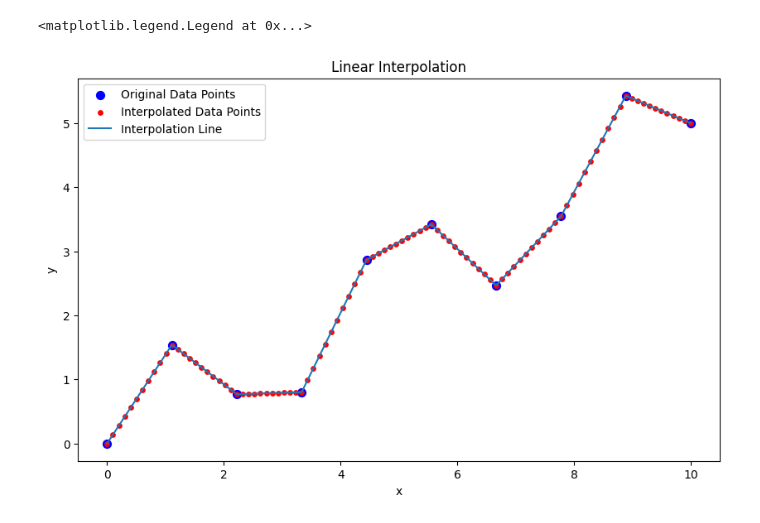
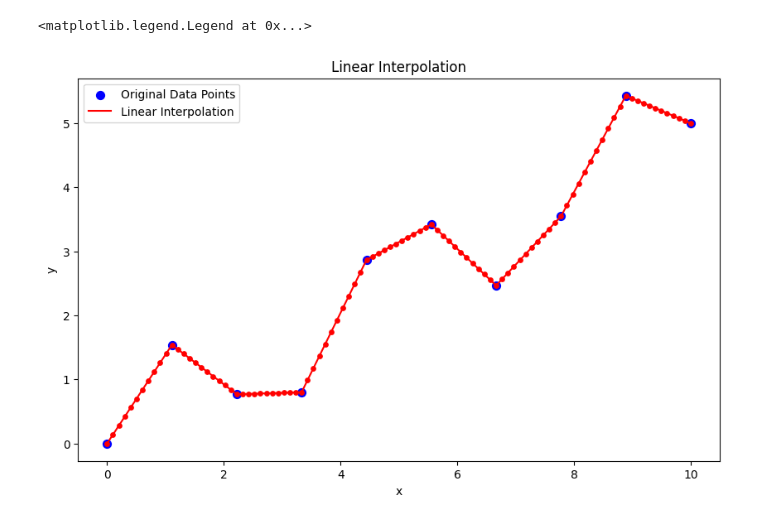
Before and after one commit to Aradhikaaa/Interpolation, a Jupyter notebook: hw1.ipynb, the cells around one changed output. Saved outputs shown, nothing was run; the diff lists cells and outputs as text; code cells hidden in the pictures.

```diff
--- a/hw1.ipynb
+++ b/hw1.ipynb
@@ -69,28 +72,28 @@ plt.scatter(x_new, y_new_cs , s=15, color='red')
 # %%
 def func(x):
     y = np.sin((np.pi/2)* x ) + x/2
     return y
 
 x = np.linspace(0,10,10)
 y = func(x)
 g = interpolating_function(x,y)
 x_new = np.linspace(0,10,100)
 y_new = [g(xi) for xi in x_new]
 
 
 plt.figure(figsize=(10,6))
 
 plt.scatter(x, y, color='blue',s=50, label='Original Data Points')
-plt.scatter(x_new, y_new , s=15, color='red', label='Interpolated Data Points')
-plt.plot(x_new, y_new, label='Interpolation Line')
+plt.scatter(x_new, y_new , s=15, color='red')
+plt.plot(x_new, y_new, label='Linear Interpolation', color='red')
 
 plt.xlabel('x')
 plt.ylabel('y')
 plt.title('Linear Interpolation')
 plt.legend()
 # %% [output]
 <matplotlib.legend.Legend at 0x...>
-[figure, old version]
+[figure, new version]
 # %%
 cs = CubicSpline(x, y)
 y_new_cs= cs(x_new)
```
Also changed, not shown: parts of 20 cells of this notebook.
